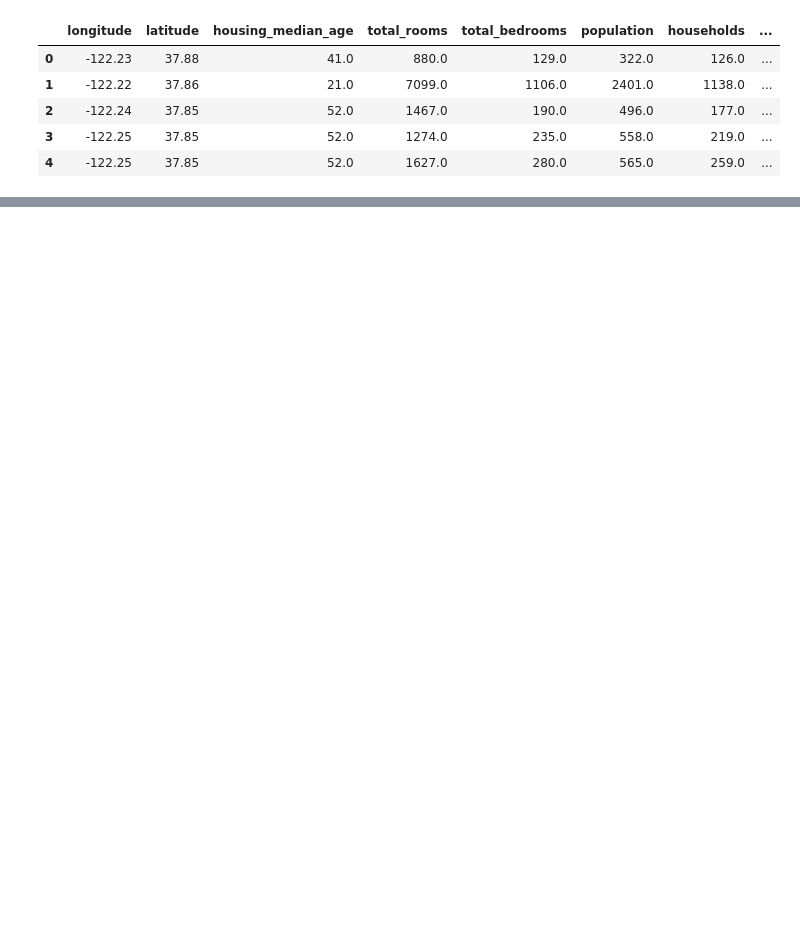
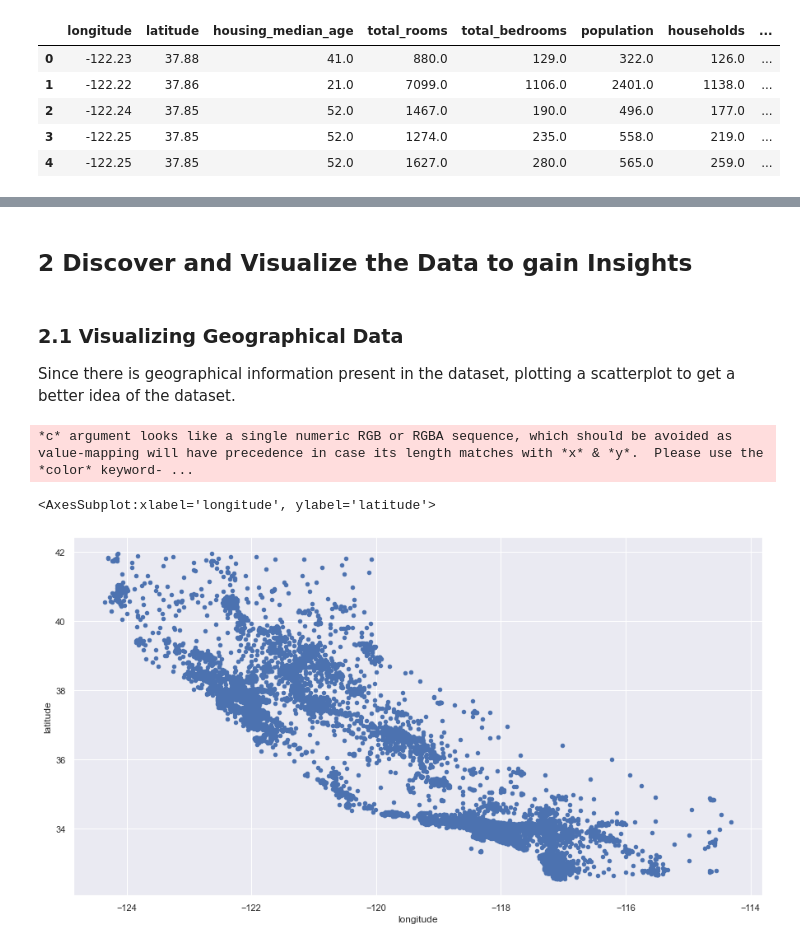
Before and after one commit to pragyy/Data-Science-Coding-Interview-Prep, a Jupyter notebook: Hands-On Machine Learning/02_housing_data_analysis.ipynb, the cells around one changed output, grey strips where cells are left out. Saved outputs shown, nothing was run; the diff lists cells and outputs as text; code cells hidden in the pictures; blank space fills up the shorter version.

```diff
--- a/Hands-On Machine Learning/02_housing_data_analysis.ipynb
+++ b/Hands-On Machine Learning/02_housing_data_analysis.ipynb
@@ -53,0 +120,13 @@ NameError: name 'housing' is not defined
+# %% [markdown]
+## 2 Discover and Visualize the Data to gain Insights
+# %% [markdown]
+### 2.1 Visualizing Geographical Data
+
+Since there is geographical information present in the dataset, plotting a scatterplot to get a better idea of the dataset.
+# %%
+# plotting scatter plot
+housing.plot(kind = 'scatter', x = 'longitude', y='latitude', figsize = (15,8))
+# %% [output]
+*c* argument looks like a single numeric RGB or RGBA sequence, which should be avoided as value-mapping will have precedence in case its length matches with *x* & *y*.  Please use the *color* keyword- ...
+<AxesSubplot:xlabel='longitude', ylabel='latitude'>
+[figure, added]
```
Also changed, not shown: parts of 20 cells of this notebook.
